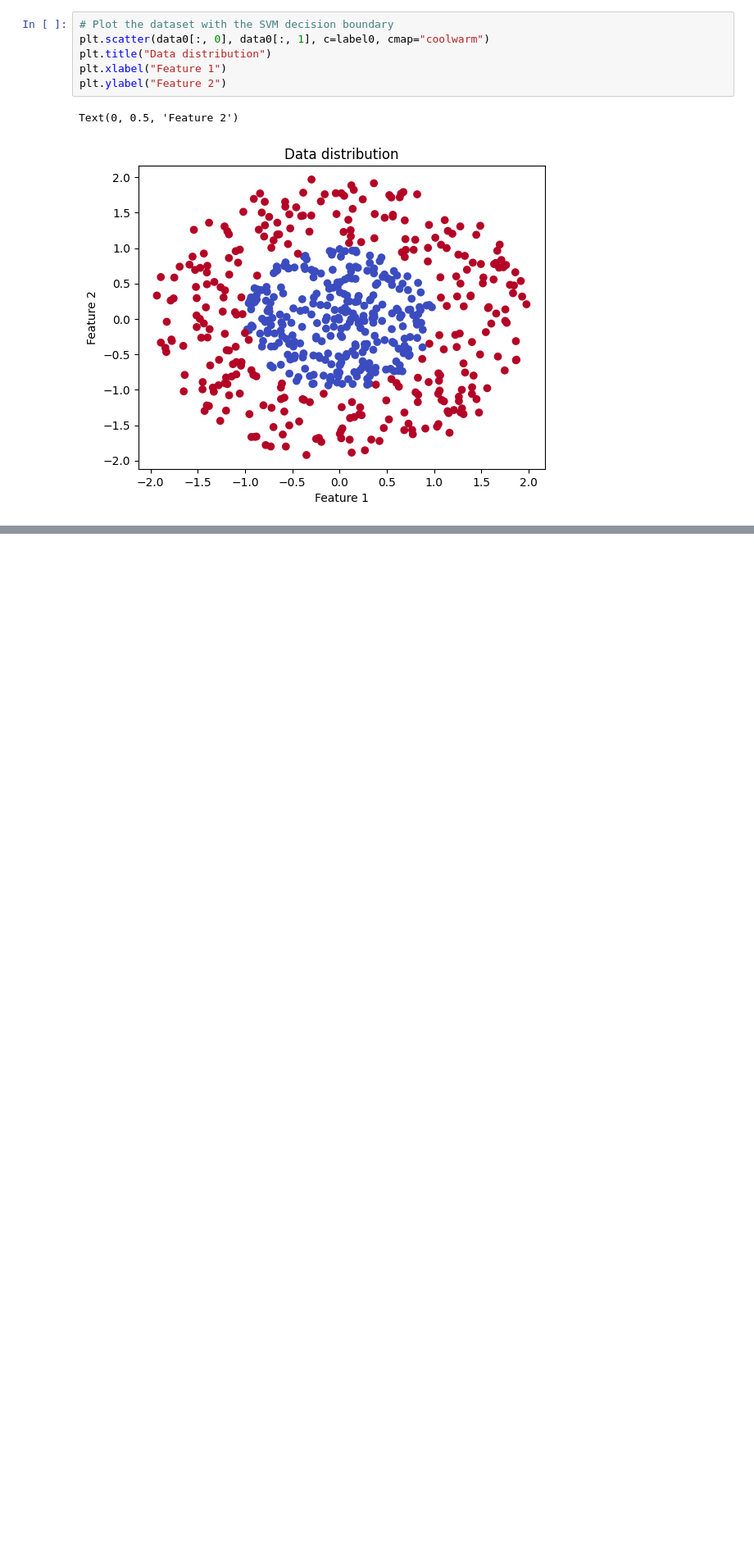
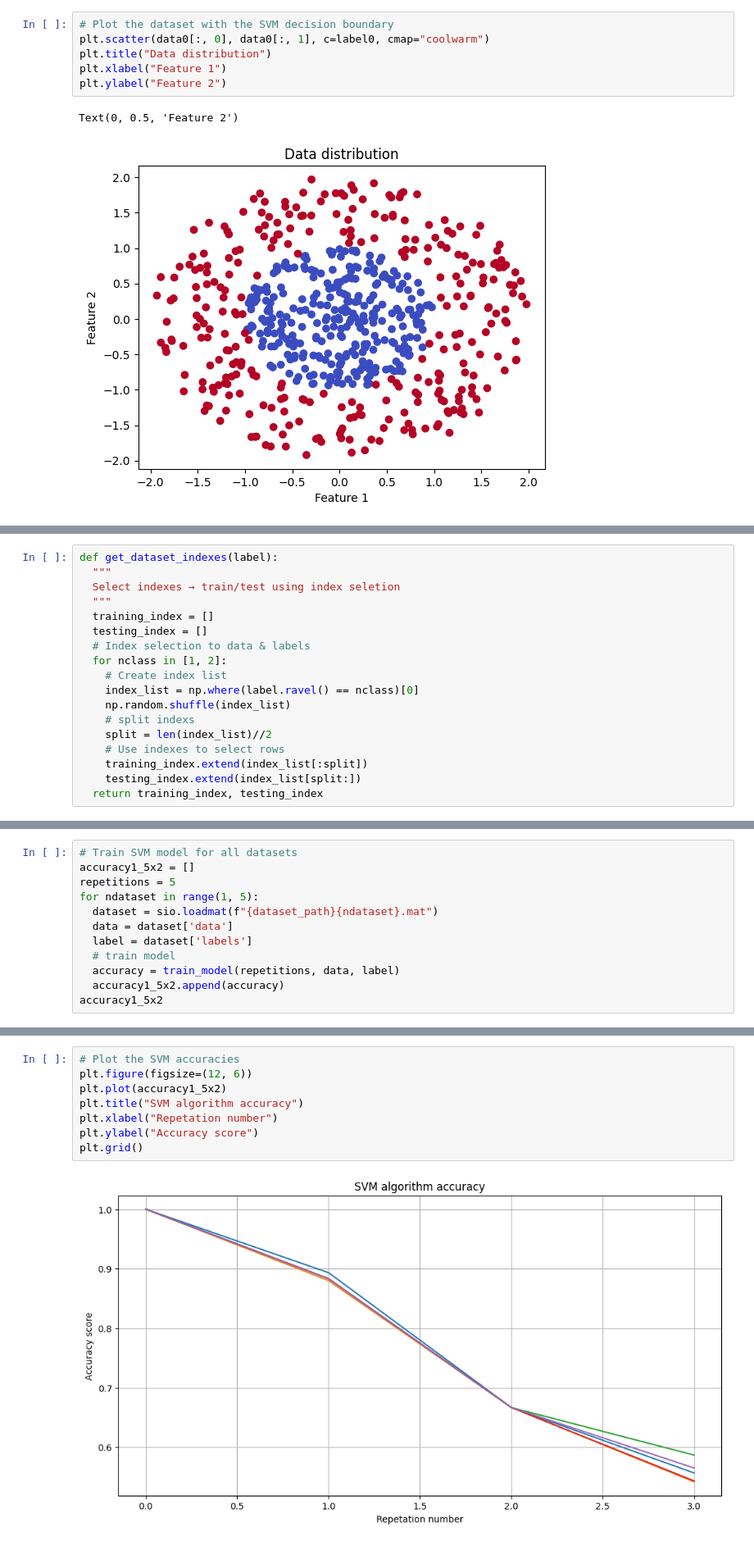
Before and after one commit to nawroz-m/ML_learning, a Jupyter notebook: Supervised_lab.ipynb, the cells around one changed output, grey strips where cells are left out. Shown at 82% size. Drawn from its saved outputs; the diff is of its cells as text; blank space fills up the shorter version.

```diff
--- a/Supervised_lab.ipynb
+++ b/Supervised_lab.ipynb
@@ -275,0 +187,18 @@ ValueError: Found array with 0 sample(s) (shape=(0, 2)) while a minimum of 1 is
+# %%
+def get_dataset_indexes(label):
+  """
+  Select indexes → train/test using index seletion
+  """
+  training_index = []
+  testing_index = []
+  # Index selection to data & labels
+  for nclass in [1, 2]:
+    # Create index list
+    index_list = np.where(label.ravel() == nclass)[0]
+    np.random.shuffle(index_list)
+    # split indexs
+    split = len(index_list)//2
+    # Use indexes to select rows
+    training_index.extend(index_list[:split])
+    testing_index.extend(index_list[split:])
+  return training_index, testing_index
@@ -275,0 +241,12 @@ ValueError: Found array with 0 sample(s) (shape=(0, 2)) while a minimum of 1 is
+# %%
+# Train SVM model for all datasets
+accuracy1_5x2 = []
+repetitions = 5
+for ndataset in range(1, 5):
+  dataset = sio.loadmat(f"{dataset_path}{ndataset}.mat")
+  data = dataset['data']
+  label = dataset['labels']
+  # train model
+  accuracy = train_model(repetitions, data, label)
+  accuracy1_5x2.append(accuracy)
+accuracy1_5x2
@@ -275,0 +274,10 @@ ValueError: Found array with 0 sample(s) (shape=(0, 2)) while a minimum of 1 is
+# %%
+# Plot the SVM accuracies
+plt.figure(figsize=(12, 6))
+plt.plot(accuracy1_5x2)
+plt.title("SVM algorithm accuracy")
+plt.xlabel("Repetation number")
+plt.ylabel("Accuracy score")
+plt.grid()
+# %% [output]
+[figure, added]
```
Also changed, not shown: parts of 19 cells of this notebook.
